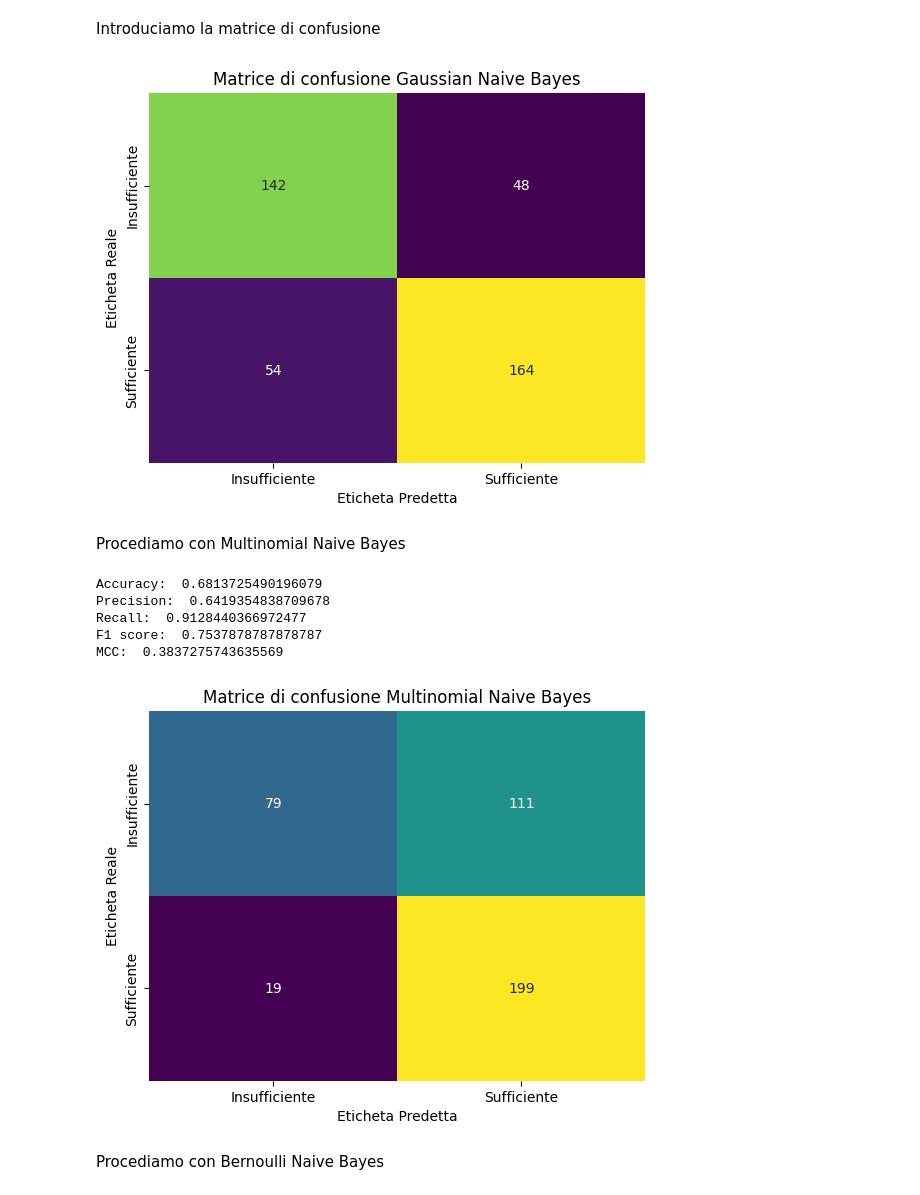
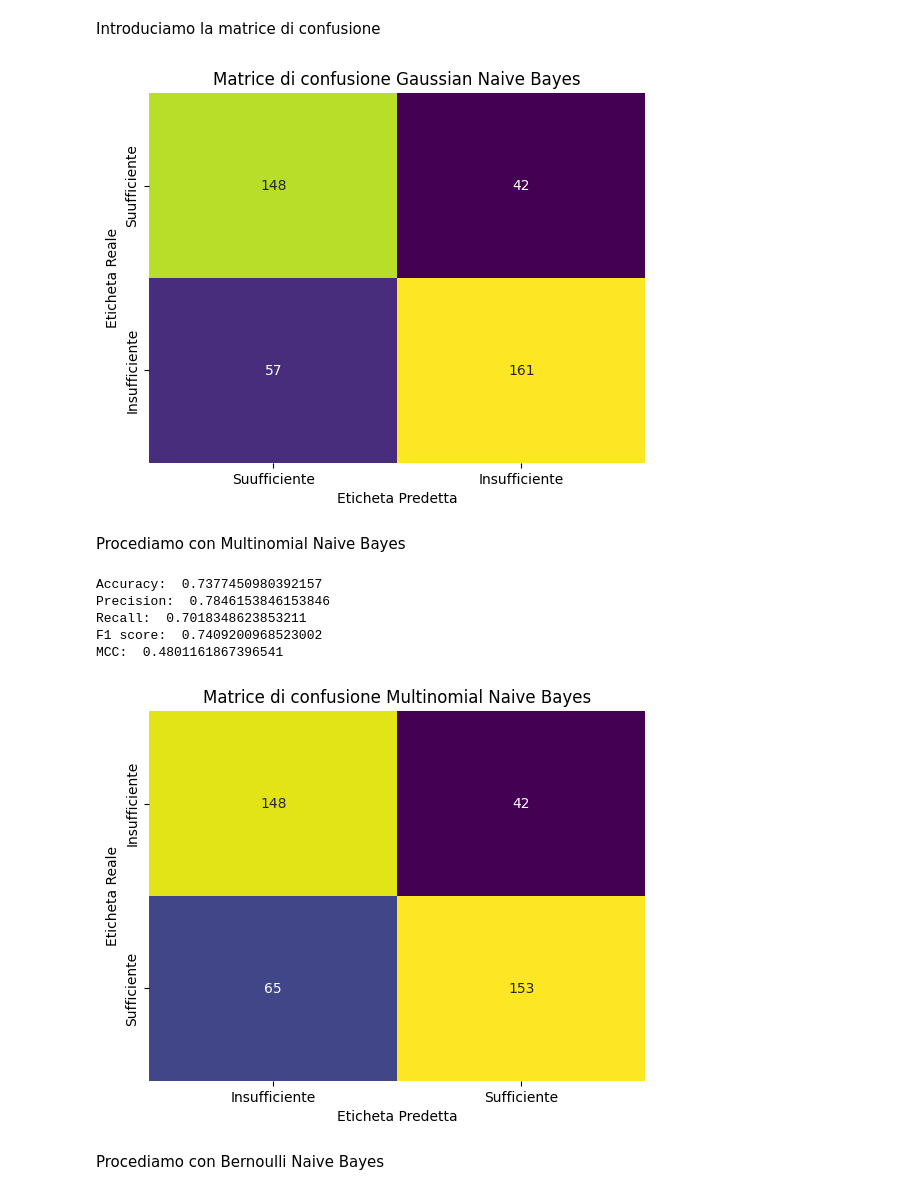
Before and after one commit to bafiuss/Sapore-DiVino, a Jupyter notebook: Sapore_DiVino-CODICE.ipynb, the cells around one changed output. Drawn from its saved outputs; the diff is of its cells as text; code cells hidden in the pictures.

```diff
--- a/Sapore_DiVino-CODICE.ipynb
+++ b/Sapore_DiVino-CODICE.ipynb
@@ -179,12 +179,14 @@ Il Feature Scaling è una tecnica utilizzata nell'ambito del Machine Learning e
 from sklearn.model_selection import train_test_split
 from sklearn.preprocessing import MinMaxScaler
 
-target = 'quality'
-X = dataset.iloc[: , dataset.columns!=target]
-Y = dataset.iloc[: , dataset.columns==target]
+X = dataset.drop('quality', axis = 1)
+Y = dataset['quality']
 
-X_train, X_test,Y_train, Y_test = train_test_split(X, Y, test_size=0.3, random_state=42)
+X_train, X_test, Y_train, Y_test = train_test_split(X, Y, test_size = 0.30, random_state = 42)
 
 scaler = MinMaxScaler()
 X_train = scaler.fit_transform(X_train)
 X_test = scaler.transform(X_test)
+
+print('Elementi composti dal training set: ',len(X_train))
+print('Elementi composti dal test set: ',len(X_test))
@@ -245,24 +256,16 @@ Per poter affrontare al meglio il problema Data Balancing, mi rimangono due opzi
 # %% [markdown]
 Tra le due, ho scelto di utilizzare la tecnica dell'undersampling
 # %%
-
+from sklearn import preprocessing
 from imblearn.under_sampling import RandomUnderSampler
-from sklearn import preprocessing
-from sklearn.model_selection import train_test_split
 from collections import Counter
 
-target = 'quality'
-X = dataset.iloc[: , dataset.columns!=target]
-Y = dataset.iloc[: , dataset.columns==target]
-
-X_train, X_test,Y_train, Y_test = train_test_split(X, Y, test_size=0.3, random_state=42)
 lab_enc = preprocessing.LabelEncoder()
-encoded_train_Y = lab_enc.fit_transform(Y_train.values.ravel())
+encoded_train_Y = lab_enc.fit_transform(Y_train)
 
 rus = RandomUnderSampler(random_state=42)
 
 X_train_rus, y_train_rus= rus.fit_resample(X_train, encoded_train_Y)
-print('X_train_rus: ' , X_train_rus.shape)
-print('y_train_rus: ' , y_train_rus.shape)
-print(sorted(Counter(y_train_rus).items()), y_train_rus.shape)
+
+print(sorted(Counter(y_train_rus).items()))
 # %% [output]
@@ -282,6 +292,6 @@ cmplnb = ComplementNB()
 # %% [markdown]
 Scriviamo il codice riguardante il Gaussian Naive Bayes
 # %%
-gnb.fit(X_train,Y_train.values.ravel()) #training
+gnb.fit(X_train_rus,y_train_rus) #training
 y_pred = gnb.predict(X_test) #testing
 # %% [markdown]
@@ -307,7 +317,7 @@ MCC:  0.4988677189989742
 # %% [markdown]
 Introduciamo la matrice di confusione
 # %%
-labels=['Insufficiente', 'Sufficiente']
+labels=['Suufficiente', 'Insufficiente']
 confusion_matrix_result = confusion_matrix(Y_test,y_pred)
 sns.heatmap(confusion_matrix_result, annot=True, fmt='d', cmap='viridis', xticklabels=labels, yticklabels=labels,cbar=False)
 plt.title('Matrice di confusione Gaussian Naive Bayes')
@@ -315,39 +325,39 @@ plt.xlabel('Eticheta Predetta')
 plt.ylabel('Eticheta Reale')
 plt.show()
 # %% [output]
-[figure, old version]
+[figure, new version]
 # %% [markdown]
 Procediamo con Multinomial Naive Bayes
 # %%
-mnb.fit(X_train,Y_train.values.ravel())
+mnb.fit(X_train_rus,y_train_rus)
 y_pred_2 = mnb.predict(X_test)
 
 accuracyMNB = accuracy_score(Y_test,y_pred_2)
 precisionMNB = precision_score(Y_test,y_pred_2)
 recallMNB = recall_score(Y_test,y_pred_2)
 mccMNB = matthews_corrcoef(Y_test, y_pred_2)
 f1_scoreMNB = f1_score(Y_test, y_pred_2)
 print('Accuracy: ' , accuracyMNB)
 print('Precision: ' , precisionMNB)
 print('Recall: ' , recallMNB)
 print('F1 score: ', f1_scoreMNB)
 print('MCC: ', mccMNB)
 
 
 labels=['Insufficiente', 'Sufficiente']
 confusion_matrix_result = confusion_matrix(Y_test,y_pred_2)
 sns.heatmap(confusion_matrix_result, annot=True, fmt='d', cmap='viridis', xticklabels=labels, yticklabels=labels,cbar=False)
 plt.title('Matrice di confusione Multinomial Naive Bayes')
 plt.xlabel('Eticheta Predetta')
 plt.ylabel('Eticheta Reale')
 plt.show()
 # %% [output]
-Accuracy:  0.6813725490196079
-Precision:  0.6419354838709678
-Recall:  0.9128440366972477
-F1 score:  0.7537878787878787
-MCC:  0.3837275743635569
+Accuracy:  0.7377450980392157
+Precision:  0.7846153846153846
+Recall:  0.7018348623853211
+F1 score:  0.7409200968523002
+MCC:  0.4801161867396541
-[figure, old version]
+[figure, new version]
 # %% [markdown]
 Procediamo con Bernoulli Naive Bayes
 # %%
```
Also changed, not shown: parts of 114 cells of this notebook.
